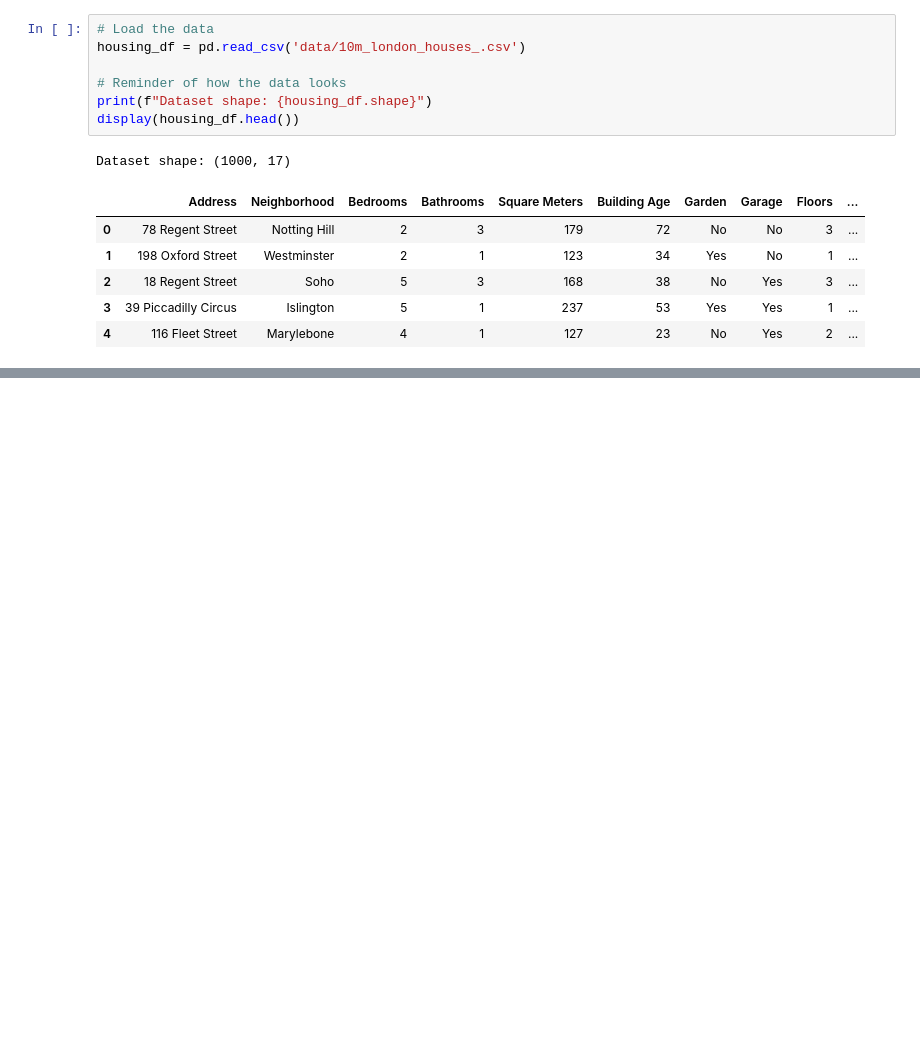
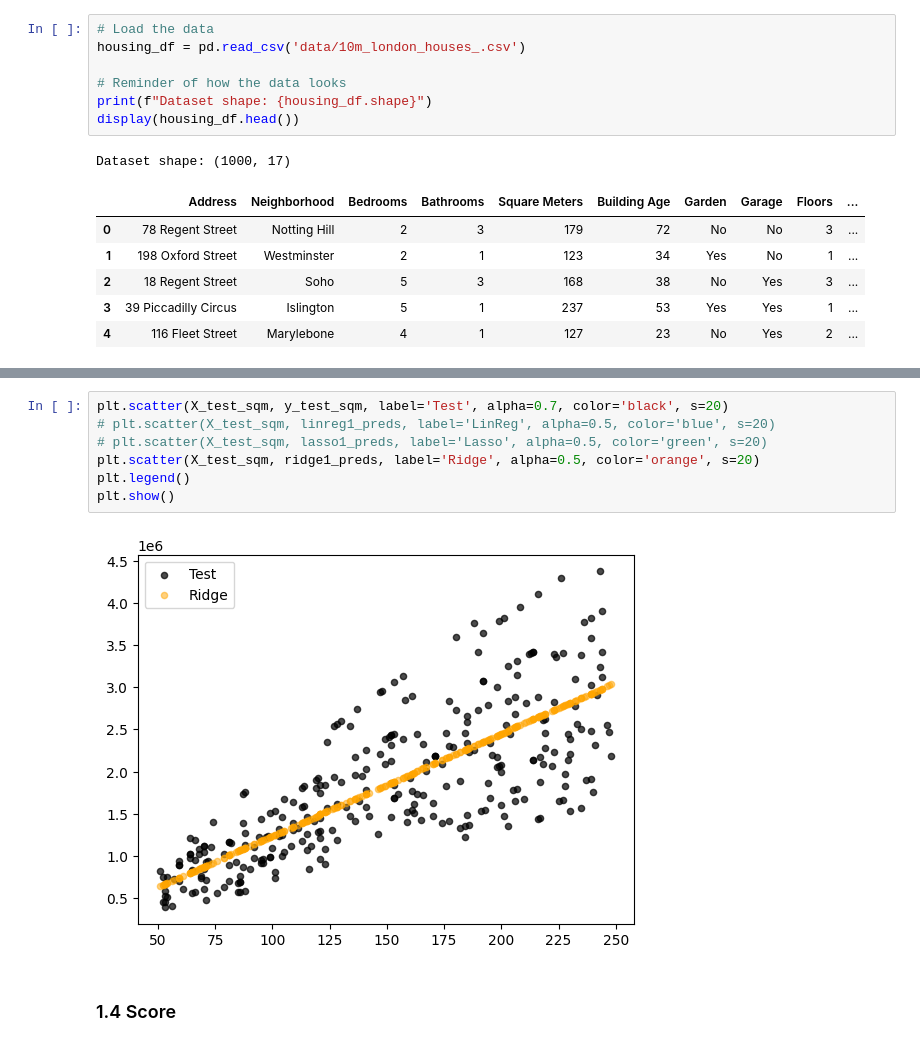
Before and after one commit to rsamconn/London-housing, a Jupyter notebook: Regression_analysis.ipynb, the cells around one changed output, grey strips where cells are left out. Cells and saved outputs as stored; diff of their text form; blank space fills up the shorter version.

```diff
--- a/Regression_analysis.ipynb
+++ b/Regression_analysis.ipynb
@@ -66,0 +127,11 @@ Which model is best - linear, logistic, lasso or ridge?
+# %%
+plt.scatter(X_test_sqm, y_test_sqm, label='Test', alpha=0.7, color='black', s=20)
+# plt.scatter(X_test_sqm, linreg1_preds, label='LinReg', alpha=0.5, color='blue', s=20)
+# plt.scatter(X_test_sqm, lasso1_preds, label='Lasso', alpha=0.5, color='green', s=20)
+plt.scatter(X_test_sqm, ridge1_preds, label='Ridge', alpha=0.5, color='orange', s=20)
+plt.legend()
+plt.show()
+# %% [output]
+[figure, added]
+# %% [markdown]
+### 1.4 Score
```
Also changed, not shown: parts of 28 cells of this notebook, 2 other files.
